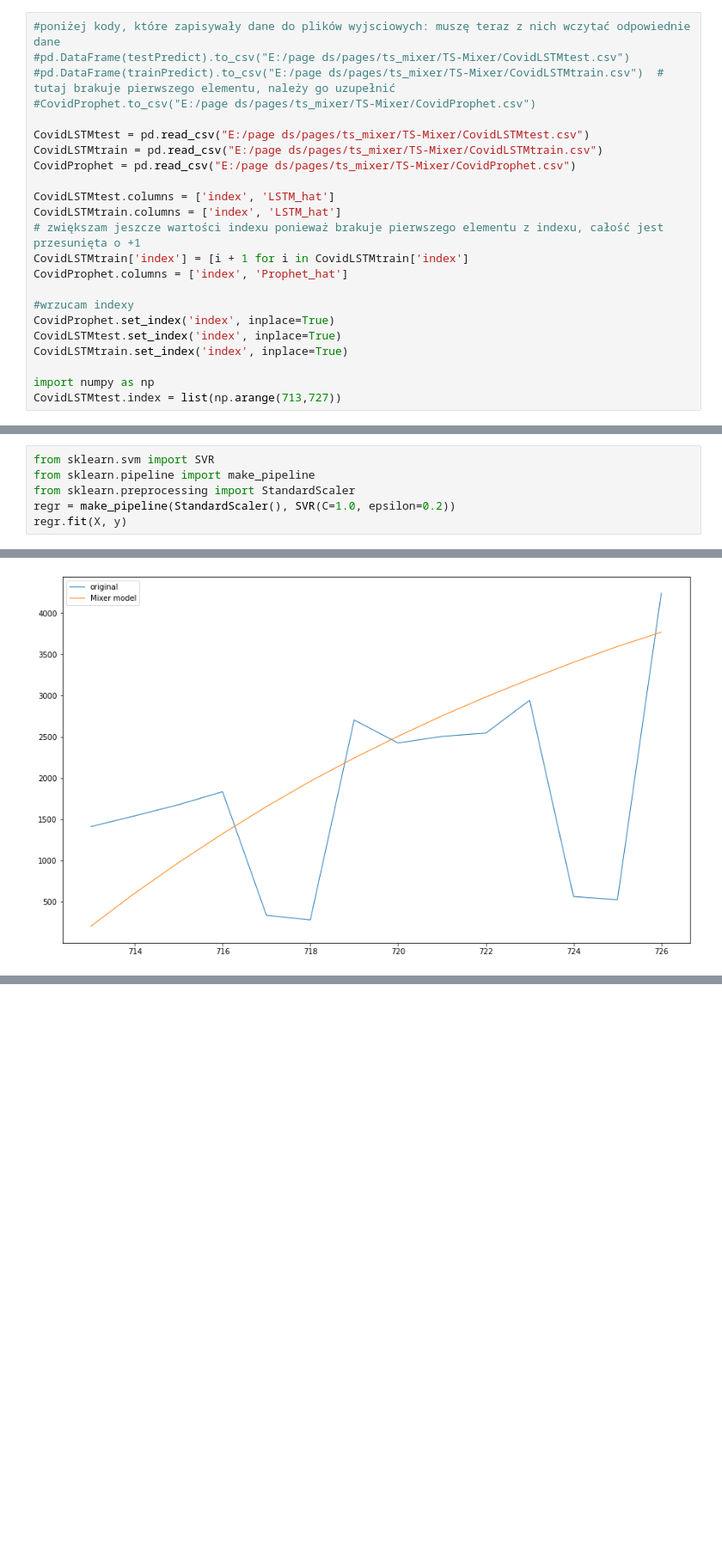
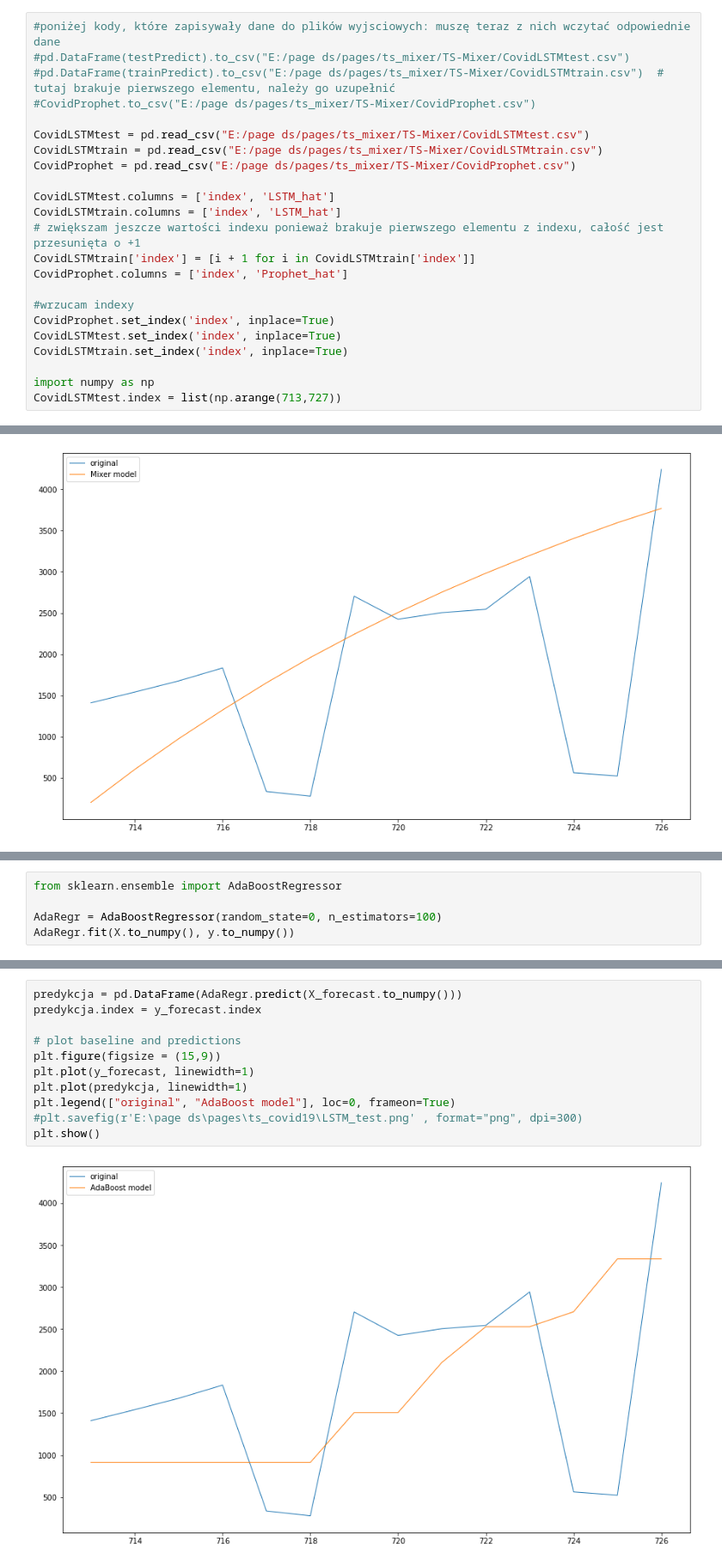
Before and after one commit to krisz17/TS-Mixer, a Jupyter notebook: 1MixerForTS.ipynb, the cells around one changed output, grey strips where cells are left out. Shown: that part at 86% size. Cells and saved outputs as stored; diff of their text form; blank space fills up the shorter version.

Commit message:
zaktualizowanie o modele ze wzgmacnianiem

```diff
--- a/1MixerForTS.ipynb
+++ b/1MixerForTS.ipynb
@@ -27,7 +27,7 @@ CovidProphet = pd.read_csv("E:/page ds/pages/ts_mixer/TS-Mixer/CovidProphet.csv"
 CovidLSTMtest.columns = ['index', 'LSTM_hat']
 CovidLSTMtrain.columns = ['index', 'LSTM_hat']
 # zwiększam jeszcze wartości indexu ponieważ brakuje pierwszego elementu z indexu, całość jest przesunięta o +1
-CovidLSTMtrain['index'] = [i + 1 for i in CovidLSTMtrain['index']
+CovidLSTMtrain['index'] = [i + 1 for i in CovidLSTMtrain['index']]
 CovidProphet.columns = ['index', 'Prophet_hat']
 
 #wrzucam indexy
@@ -96,9 +94,3 @@ X = data_train[['Arima_lag1','Arima_bc', 'Arima_auto','LSTM_hat','Prophet_hat']]
 y = data_train['przypadki']
 X_forecast = forecast_data[['Arima_lag1','Arima_bc', 'Arima_auto','LSTM_hat','Prophet_hat']]
 y_forecast = forecast_data['przypadki']
-# %%
-from sklearn.svm import SVR
-from sklearn.pipeline import make_pipeline
-from sklearn.preprocessing import StandardScaler
-regr = make_pipeline(StandardScaler(), SVR(C=1.0, epsilon=0.2))
-regr.fit(X, y)
@@ -129,0 +124,5 @@ plt.show()
+# %%
+from sklearn.ensemble import AdaBoostRegressor
+
+AdaRegr = AdaBoostRegressor(random_state=0, n_estimators=100)
+AdaRegr.fit(X.to_numpy(), y.to_numpy())
@@ -129,0 +131,13 @@ plt.show()
+# %%
+predykcja = pd.DataFrame(AdaRegr.predict(X_forecast.to_numpy()))
+predykcja.index = y_forecast.index
+
+# plot baseline and predictions
+plt.figure(figsize = (15,9))
+plt.plot(y_forecast, linewidth=1)
+plt.plot(predykcja, linewidth=1)
+plt.legend(["original", "AdaBoost model"], loc=0, frameon=True)
+#plt.savefig(r'E:\page ds\pages\ts_covid19\LSTM_test.png' , format="png", dpi=300)
+plt.show()
+# %% [output]
+[figure, added]
```
Also changed, not shown: parts of 9 cells of this notebook.
